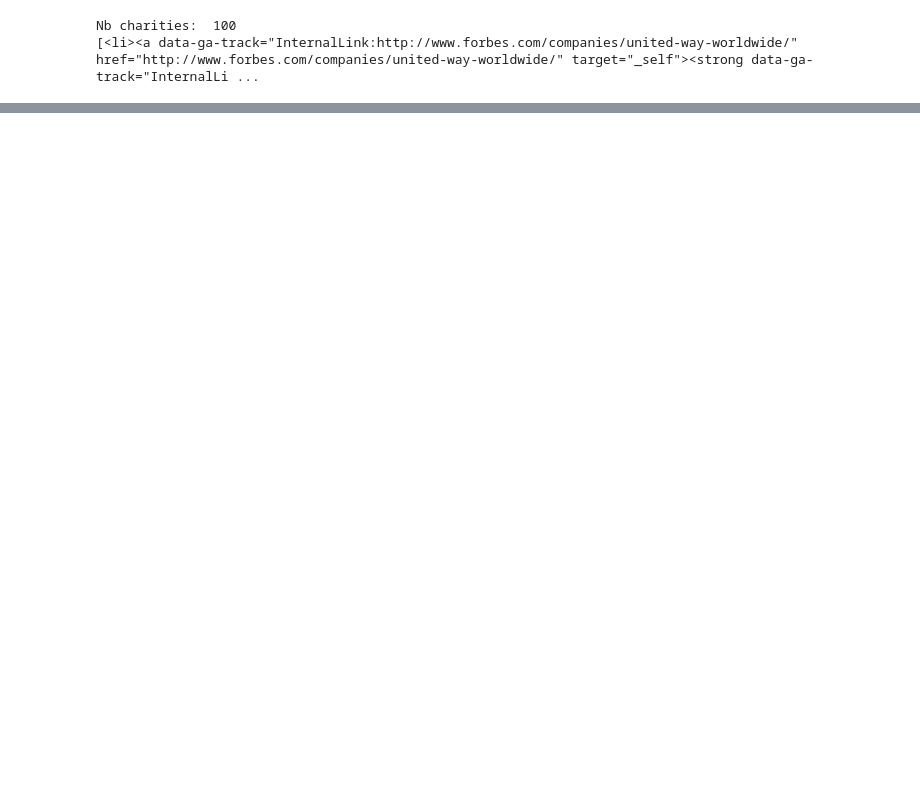
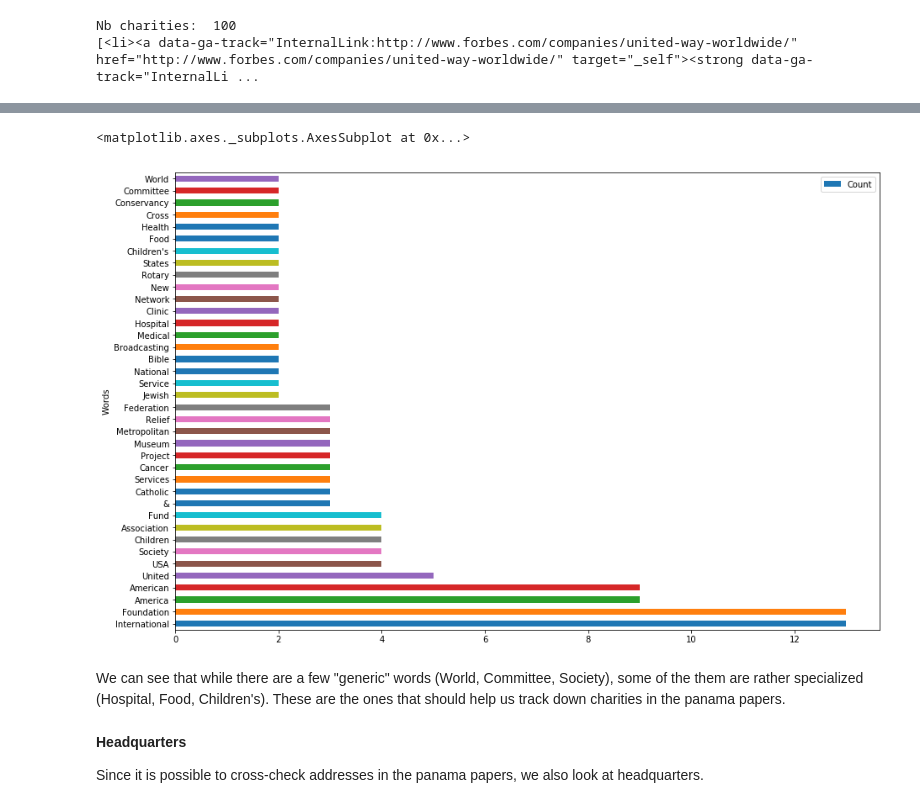
Before and after one commit to thimler/applied_data_analysis_projects, a Jupyter notebook: src/charities/Forbes_list_scraping.ipynb, the cells around one changed output, grey strips where cells are left out. Saved outputs shown, nothing was run; the diff lists cells and outputs as text; code cells hidden in the pictures; blank space fills up the shorter version.

```diff
--- a/src/charities/Forbes_list_scraping.ipynb
+++ b/src/charities/Forbes_list_scraping.ipynb
@@ -163,0 +248,3 @@ df_test
+# %%
+common_words = big_words[big_words['Count'] > 1]
+common_words.describe()
@@ -163,0 +261,11 @@ df_test
+# %%
+common_words.plot(kind='barh', x='Words', y='Count', figsize=(15, 10))
+# %% [output]
+<matplotlib.axes._subplots.AxesSubplot at 0x...>
+[figure, added]
+# %% [markdown]
+We can see that while there are a few "generic" words (World, Committee, Society), some of the them are rather specialized (Hospital, Food, Children's). These are the ones that should help us track down charities in the panama papers.
+# %% [markdown]
+__Headquarters__
+
+Since it is possible to cross-check addresses in the panama papers, we also look at headquarters.
```
Also changed, not shown: parts of 31 cells of this notebook, 1 other file.
